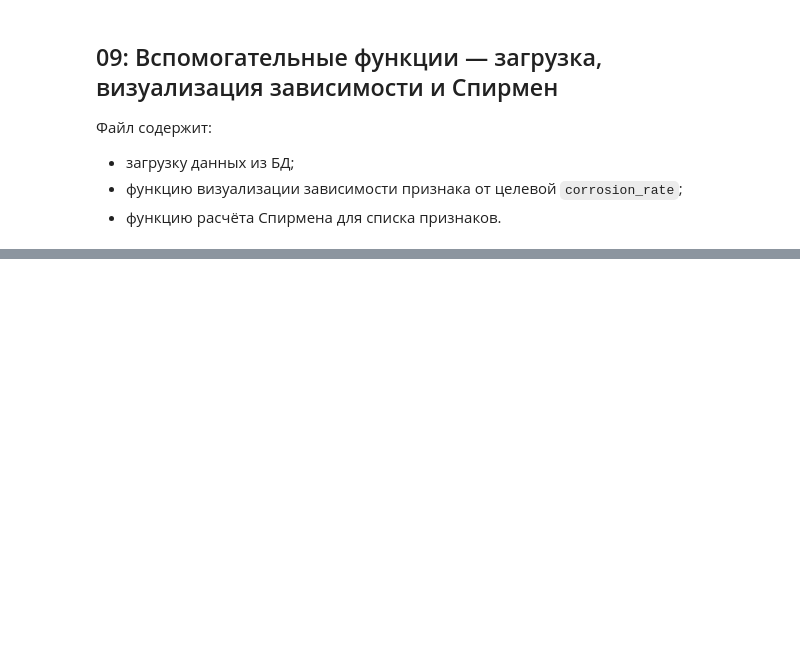
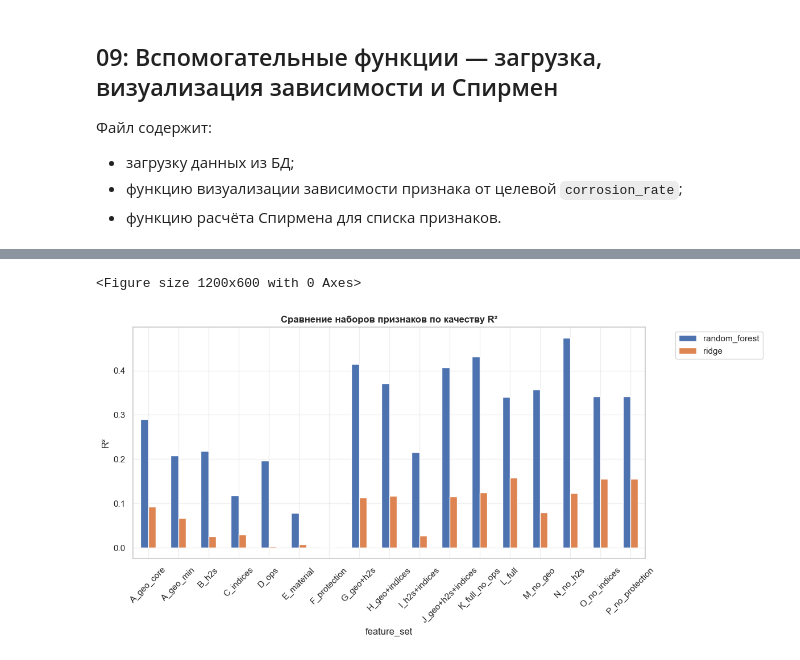
Before and after one commit to Kosyakin/corrosion_analysis_project, a Jupyter notebook: notebooks/KK-2 analyze.ipynb, the cells around one changed output, grey strips where cells are left out. Drawn from its saved outputs; the diff is of its cells as text; code cells hidden in the pictures; blank space fills up the shorter version.

Commit message:
Переделал основные методы и базовые линии

```diff
--- a/notebooks/KK-2 analyze.ipynb
+++ b/notebooks/KK-2 analyze.ipynb
@@ -263,0 +175,74 @@ comparison = analyzer.compare_feature_sets(feature_sets)
+# %%
+feature_sets = {
+    # Базовые блоки (изолировано)
+    'A_geo_min': ['wall_thickness'],
+    'A_geo_core': ['wall_thickness', 'cross_sectional_area', 'diameter_to_thickness_ratio',
+                   'inner_diameter', 'outer_diameter', 'nominal_thickness_mmc'],
+    'B_h2s': ['h2s_content', 'h2s_water_ratio', 'h2s_aggressiveness_index'],
+    'C_indices': ['pitting_corrosion_index', 'underdeposit_corrosion_index',
+                  'stress_corrosion_index', 'corrosion_aggressiveness_index'],
+    'D_ops': ['operating_temperature', 'operating_pressure', 'water_content'],
+    'E_material': ['material_resistance_score', 'equipment_age_years', 'component_type_id'],
+    'F_protection': ['corrosion_protection_index'],
+
+    # Пары блоков
+    'G_geo+h2s': ['wall_thickness', 'cross_sectional_area', 'diameter_to_thickness_ratio',
+                  'inner_diameter', 'outer_diameter', 'nominal_thickness_mmc',
+                  'h2s_content', 'h2s_water_ratio', 'h2s_aggressiveness_index'],
+    'H_geo+indices': ['wall_thickness', 'cross_sectional_area', 'diameter_to_thickness_ratio',
+                      'inner_diameter', 'outer_diameter', 'nominal_thickness_mmc',
+                      'pitting_corrosion_index', 'underdeposit_corrosion_index',
+                      'stress_corrosion_index', 'corrosion_aggressiveness_index'],
+    'I_h2s+indices': ['h2s_content', 'h2s_water_ratio', 'h2s_aggressiveness_index',
+                      'pitting_corrosion_index', 'underdeposit_corrosion_index',
+                      'stress_corrosion_index', 'corrosion_aggressiveness_index'],
+
+    # Крупные комбинации
+    'J_geo+h2s+indices': ['wall_thickness', 'cross_sectional_area', 'diameter_to_thickness_ratio',
+                          'inner_diameter', 'outer_diameter', 'nominal_thickness_mmc',
+                          'h2s_content', 'h2s_water_ratio', 'h2s_aggressiveness_index',
+                          'pitting_corrosion_index', 'underdeposit_corrosion_index',
+                          'stress_corrosion_index', 'corrosion_aggressiveness_index'],
+    'K_full_no_ops': ['wall_thickness', 'cross_sectional_area', 'diameter_to_thickness_ratio',
+                      'inner_diameter', 'outer_diameter', 'nominal_thickness_mmc',
+                      'h2s_content', 'h2s_water_ratio', 'h2s_aggressiveness_index',
+                      'pitting_corrosion_index', 'underdeposit_corrosion_index',
+                      'stress_corrosion_index', 'corrosion_aggressiveness_index',
+                      'material_resistance_score', 'equipment_age_years', 'component_type_id',
+                      'corrosion_protection_index'],
+    'L_full': ['wall_thickness', 'cross_sectional_area', 'diameter_to_thickness_ratio',
+               'inner_diameter', 'outer_diameter', 'nominal_thickness_mmc',
+               'h2s_content', 'h2s_water_ratio', 'h2s_aggressiveness_index',
+               'pitting_corrosion_index', 'underdeposit_corrosion_index',
+               'stress_corrosion_index', 'corrosion_aggressiveness_index',
+               'material_resistance_score', 'equipment_age_years', 'component_type_id',
+               'corrosion_protection_index', 'operating_temperature', 'operating_pressure', 'water_content'],
+
+    # Абляции от полного набора (чувствительность к блокам)
+    'M_no_geo': ['h2s_content', 'h2s_water_ratio', 'h2s_aggressiveness_index',
+                 'pitting_corrosion_index', 'underdeposit_corrosion_index',
+                 'stress_corrosion_index', 'corrosion_aggressiveness_index',
+                 'material_resistance_score', 'equipment_age_years', 'component_type_id',
+                 'corrosion_protection_index', 'operating_temperature', 'operating_pressure', 'water_content'],
+    'N_no_h2s': ['wall_thickness', 'cross_sectional_area', 'diameter_to_thickness_ratio',
+                 'inner_diameter', 'outer_diameter', 'nominal_thickness_mmc',
+                 'pitting_corrosion_index', 'underdeposit_corrosion_index',
+                 'stress_corrosion_index', 'corrosion_aggressiveness_index',
+                 'material_resistance_score', 'equipment_age_years', 'component_type_id',
+                 'corrosion_protection_index', 'operating_temperature', 'operating_pressure', 'water_content'],
+    'O_no_indices': ['wall_thickness', 'cross_sectional_area', 'diameter_to_thickness_ratio',
+                     'inner_diameter', 'outer_diameter', 'nominal_thickness_mmc',
+                     'h2s_content', 'h2s_water_ratio', 'h2s_aggressiveness_index',
+                     'material_resistance_score', 'equipment_age_years', 'component_type_id',
+                     'corrosion_protection_index', 'operating_temperature', 'operating_pressure', 'water_content'],
+    'P_no_protection': ['wall_thickness', 'cross_sectional_area', 'diameter_to_thickness_ratio',
+                        'inner_diameter', 'outer_diameter', 'nominal_thickness_mmc',
+                        'h2s_content', 'h2s_water_ratio', 'h2s_aggressiveness_index',
+                        'pitting_corrosion_index', 'underdeposit_corrosion_index',
+                        'stress_corrosion_index', 'corrosion_aggressiveness_index',
+                        'material_resistance_score', 'equipment_age_years', 'component_type_id',
+                        'operating_temperature', 'operating_pressure', 'water_content'],
+}
+
+comparison = analyzer.compare_feature_sets(feature_sets)
+# %% [output]
@@ -263,0 +266,2 @@ comparison = analyzer.compare_feature_sets(feature_sets)
+<Figure size 1200x600 with 0 Axes>
+[figure, added]
```
Also changed, not shown: parts of 7 cells of this notebook, 5 other files.
